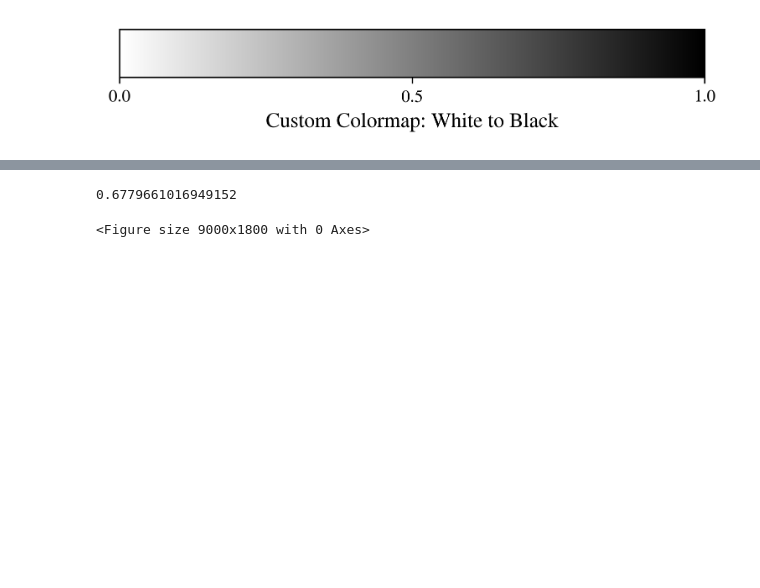
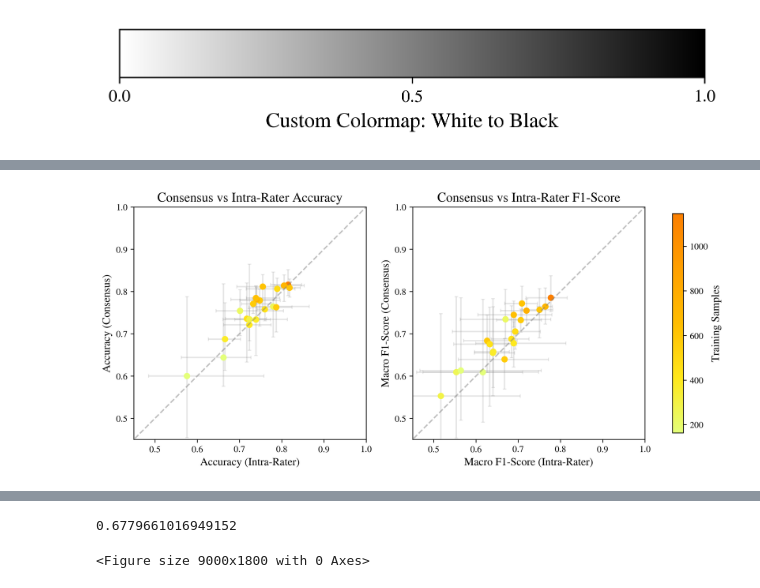
Before and after one commit to jangrove379/WeakBE-Net, a Jupyter notebook: notebooks/self_vs_consensus.ipynb, the cells around one changed output, grey strips where cells are left out. Saved outputs shown, nothing was run; the diff lists cells and outputs as text; code cells hidden in the pictures; blank space fills up the shorter version.

```diff
--- a/notebooks/self_vs_consensus.ipynb
+++ b/notebooks/self_vs_consensus.ipynb
@@ -87,4 +87,4 @@ for path in range(1, 21):
             ),
             "samples": len(df)
         })
-results = pd.DataFrame(results)
+results1 = pd.DataFrame(results)
@@ -125 +158,39 @@ results_agg
+# %%
+fig, axs = plt.subplots(1, 2, figsize=(FIG_WIDTH + 1.5, FIG_HEIGHT))  # Increased width for colorbar
+
+# First subplot
+sc1 = axs[0].scatter(results_agg1["mean_acc_ind"], results_agg1["mean_acc_cons"], c=results_agg1["samples"], cmap='Wistia', zorder=1)
+axs[0].errorbar(results_agg1["mean_acc_ind"], results_agg1["mean_acc_cons"],
+                xerr=[results_agg1["mean_acc_ind"] - results_agg1["min_ind"], results_agg1["max_ind"] - results_agg1["mean_acc_ind"]],
+                yerr=[results_agg1["mean_acc_cons"] - results_agg1["min_cons"], results_agg1["max_cons"] - results_agg1["mean_acc_cons"]],
+                fmt=" ", ecolor="grey", capsize=2, alpha=0.2, zorder=0)
+axs[0].set_xlabel("Accuracy (Intra-Rater)")
+axs[0].set_ylabel("Accuracy (Consensus)")
+axs[0].set_ylim(0.45, 1)
+axs[0].set_xlim(0.45, 1)
+axs[0].set_title("Consensus vs Intra-Rater Accuracy")
+axs[0].plot([0, 1], [0, 1], linestyle='--', color='gray', alpha=0.5)
+
+# Second subplot
+sc2 = axs[1].scatter(results_agg2["mean_acc_ind"], results_agg2["mean_acc_cons"], c=results_agg2["samples"], cmap='Wistia', zorder=1)
+axs[1].errorbar(results_agg2["mean_acc_ind"], results_agg2["mean_acc_cons"],
+                xerr=[results_agg2["mean_acc_ind"] - results_agg2["min_ind"], results_agg2["max_ind"] - results_agg2["mean_acc_ind"]],
+                yerr=[results_agg2["mean_acc_cons"] - results_agg2["min_cons"], results_agg2["max_cons"] - results_agg2["mean_acc_cons"]],
+                fmt=" ", ecolor="grey", capsize=2, alpha=0.2, zorder=0)
+axs[1].set_xlabel("Macro F1-Score (Intra-Rater)")
+axs[1].set_ylabel("Macro F1-Score (Consensus)")
+axs[1].set_ylim(0.45, 1)
+axs[1].set_xlim(0.45, 1)
+axs[1].set_title("Consensus vs Intra-Rater F1-Score")
+axs[1].plot([0, 1], [0, 1], linestyle='--', color='gray', alpha=0.5)
+
+# Add a single colorbar for both plots
+cbar = fig.colorbar(sc1, ax=axs, orientation='vertical', fraction=0.02, pad=0.05)
+cbar.set_label('Training Samples')
+
+# plt.tight_layout(pad=2.0)
+plt.show()
+fig.subplots_adjust(hspace=0.4, wspace=0.4)  # Adjust spacing between subplots
+# %% [output]
+[figure, added]
 # %%
```
Also changed, not shown: parts of 6 cells of this notebook, 4 other files.
